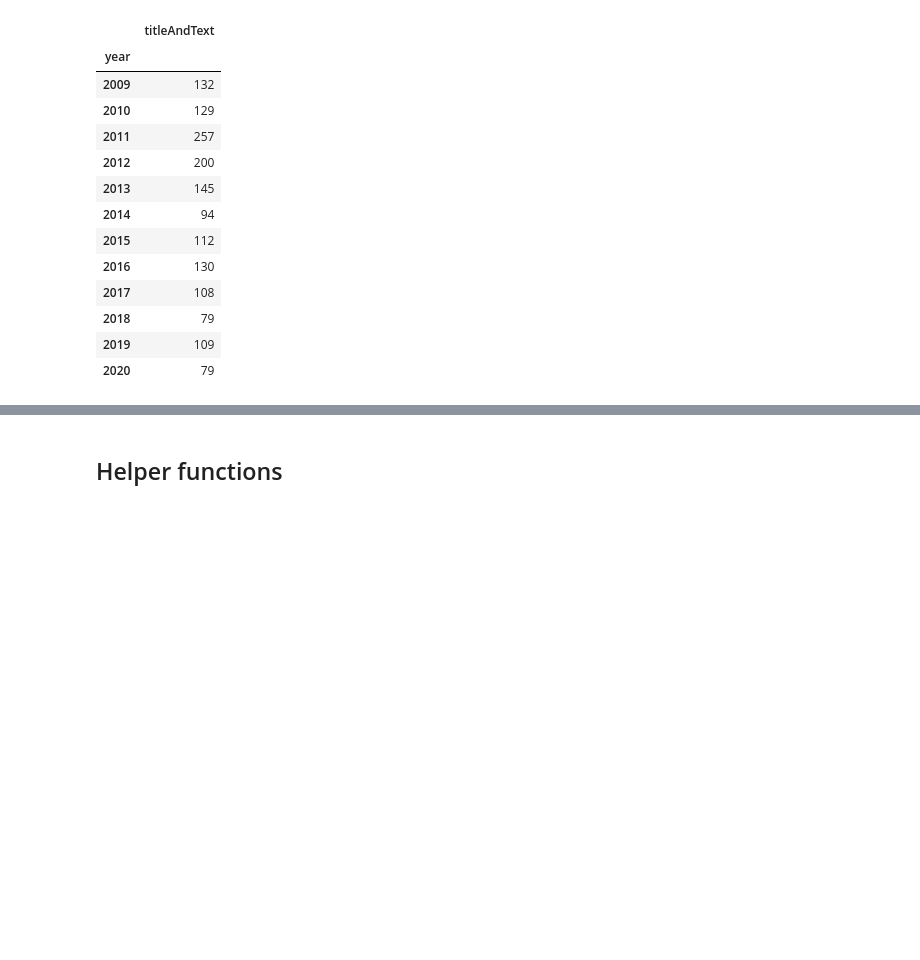
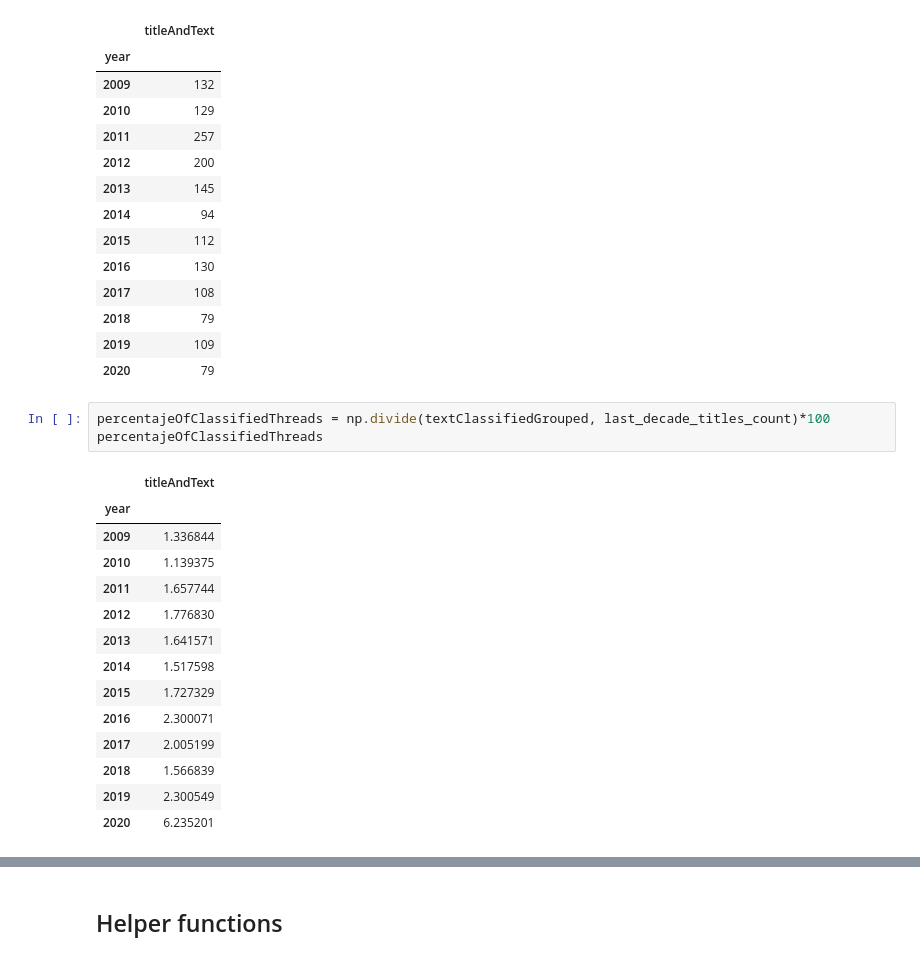
Before and after one commit to martinKindall/forum_analysis_wordclouds, a Jupyter notebook: Forum_analysis.ipynb, the cells around one changed output, grey strips where cells are left out. Cells and saved outputs as stored; diff of their text form; blank space fills up the shorter version.

```diff
--- a/Forum_analysis.ipynb
+++ b/Forum_analysis.ipynb
@@ -254,4 +254,22 @@ textClassifiedGrouped
 | 2018 | 79 |
 | 2019 | 109 |
 | 2020 | 79 |
+# %%
+percentajeOfClassifiedThreads = np.divide(textClassifiedGrouped, last_decade_titles_count)*100
+percentajeOfClassifiedThreads
+# %% [output]
+|  | titleAndText |
+| year |  |
+| 2009 | 1.336844 |
+| 2010 | 1.139375 |
+| 2011 | 1.657744 |
+| 2012 | 1.776830 |
+| 2013 | 1.641571 |
+| 2014 | 1.517598 |
+| 2015 | 1.727329 |
+| 2016 | 2.300071 |
+| 2017 | 2.005199 |
+| 2018 | 1.566839 |
+| 2019 | 2.300549 |
+| 2020 | 6.235201 |
 # %%
```
Also changed, not shown: parts of 1 cell of this notebook.
